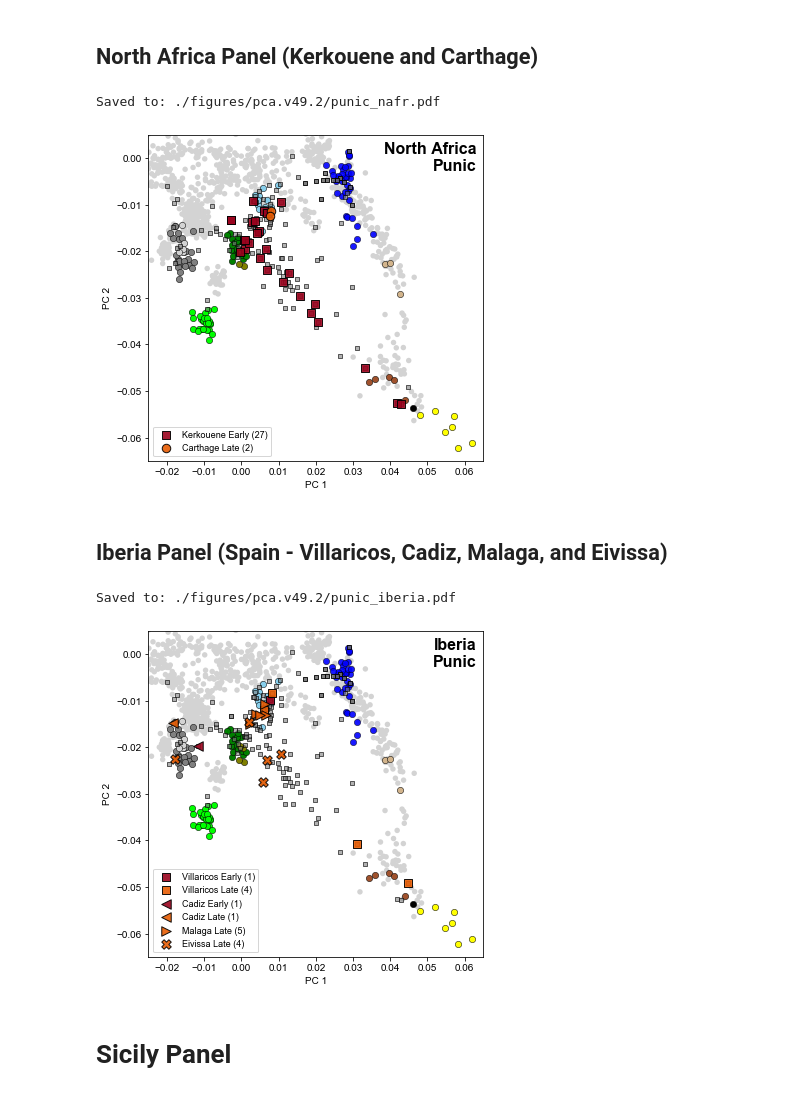
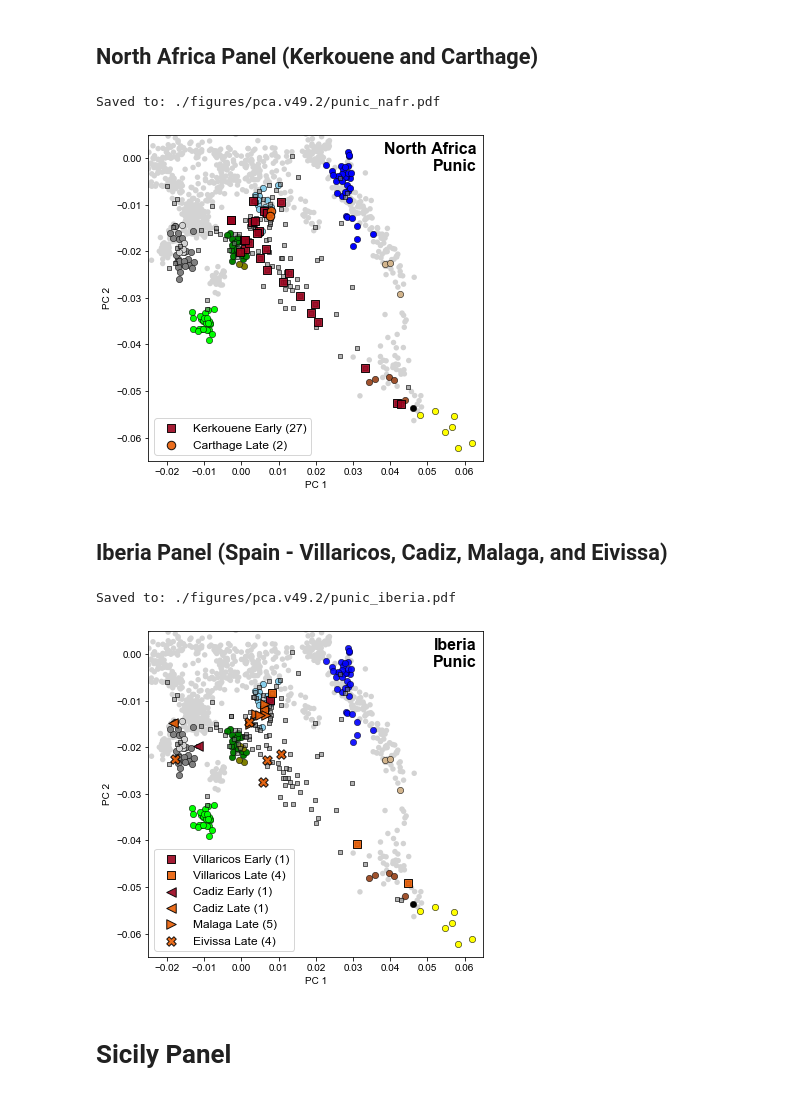
Before and after one commit to hringbauer/punic_aDNA, a Jupyter notebook: notebooks/figs/plot_pca_paper.persite.ipynb, the cells around one changed output. Cells and saved outputs as stored; diff of their text form; code cells hidden in the pictures.

```diff
--- a/notebooks/figs/plot_pca_paper.persite.ipynb
+++ b/notebooks/figs/plot_pca_paper.persite.ipynb
@@ -134,8 +140,14 @@ df_eg_hell = get_sub_pops(df, ["Egypt_Hellenistic"])
 df_eg_dyn = get_sub_pops(df, ["Egypt_Dynastic"])
 df_meno = get_sub_pops(df, ["Menorca"])
 df_kerk = get_sub_pops(df, ["Tunisia_Pun"])
+
+### Get Punic Populations [grouped into 4 Macro Populations]
 df_punic = get_sub_pops(df, ["Punic"])
-df_punic = get_sub_pops(df, ["Punic"])
+df_p_sar = df_punic[df_punic["loc"].str.contains("Sardinia")]
+df_p_nafr = df_punic[df_punic["loc"].str.contains("Kerkouene|Cartagine")]
+df_p_ib = df_punic[df_punic["loc"].str.contains("Villaricos|Eivissa|Ibiza|Málaga|Cádiz|Granada")]
+df_p_sic = df_punic[df_punic["loc"].str.contains("Sicily")]
+assert(len(df_punic) == len(df_p_sar) + len(df_p_nafr) + len(df_p_ib) + len(df_p_sic))
 # %% [output]
 Found ['construct_WE_NA_PCA'] (exact): 1187/2118
 Found ['Israel_MLBA'] (exact): 35/2118
@@ -458,7 +496,7 @@ ec="k"
 s=40
 
 plot_pca_ho(ax, df_ho, c="lightgray", text=False)
-l1 = plot_pca(ax, df_is, c="blue", legend="", ec=ec, alpha=0.9, s=40, lw=lw)
+l1 = plot_pca(ax, df_is, c="blue", legend="", ec=ec, s=40, lw=lw)
 l2 = plot_pca(ax, df_greek, c="skyblue", legend="", ec=ec, s=s, lw=lw)
 l3 = plot_pca(ax, df_spain, c="gray", legend="", s=s, ec=ec, lw=lw)
 l4 = plot_pca(ax, df_sard_ba, c="lime", legend="", ec=ec, s=s, lw=lw)
@@ -483,8 +521,8 @@ s=20
 a1 = plot_pca(ax, df_punic, c="gray",
          legend="", ec=ec, alpha=0.6, s=s, marker="s")
 
-a2 = plot_pca(ax, df_isp, c="dimgray",
-         legend="", ec=ec, alpha=0.85, s=s, marker="s")
+#a2 = plot_pca(ax, df_isp, c="dimgray",
+#         legend="", ec=ec, alpha=0.85, s=s, marker="s")
 
 s=60
 c_e = "#9a031e"
@@ -507,7 +545,7 @@ b2 = plot_pca(ax, dft, c=c_l,
 ### Do the Legend
 plots = [b1, b2]
 legs = ["Kerkouene Early (27)", "Carthage Late (2)"]
-ax.legend(plots, legs, fontsize=9, loc="lower left",
+ax.legend(plots, legs, fontsize=12, loc="lower left",
          title="")
 
 #ax.add_artist(leg1)
@@ -529,7 +567,7 @@ if len(savepath) > 0:
 plt.show()
 # %% [output]
 Saved to: ./figures/pca.v49.2/punic_nafr.pdf
-[figure, old version]
+[figure, new version]
 # %% [markdown]
 ## Iberia Panel (Spain - Villaricos, Cadiz, Malaga, and Eivissa)
 # %%
@@ -571,8 +609,8 @@ s=20
 a1 = plot_pca(ax, df_punic, c="gray",
          legend="", ec=ec, alpha=0.6, s=s, marker="s")
 
-a2 = plot_pca(ax, df_isp, c="dimgray",
-         legend="", ec=ec, alpha=0.85, s=s, marker="s")
+#a2 = plot_pca(ax, df_isp, c="dimgray",
+#         legend="", ec=ec, alpha=0.85, s=s, marker="s")
 
 s=60
 c_e = "#9a031e"
@@ -626,35 +664,35 @@ b6 = plot_pca(ax, dft, c=c_l,
 
 dft = get_sub_iid(df, ["MS10614.SG"], output=False)
 b6 = plot_pca(ax, dft, c=c_l,
          legend="", ec=ec, alpha=0.9, s=s*1.5, marker="X")
 
 ### Do the Legend
 plots = [b1, b2, b3, b4, b5, b6]
 legs = ["Villaricos Early (1)", "Villaricos Late (4)", "Cadiz Early (1)", "Cadiz Late (1)",
        "Malaga Late (5)", "Eivissa Late (4)"]
-ax.legend(plots, legs, fontsize=9, loc="lower left",
+ax.legend(plots, legs, fontsize=12, loc="lower left",
          title="")
 
 #ax.add_artist(leg1)
 
 ax.set_xlabel("PC 1")
 ax.set_ylabel("PC 2")
 ax.set_xlim([-0.025,0.065])
 ax.set_ylim([-0.065,0.005])
 
 ### Title:
 ax.text(0.98, 0.98, "Iberia\nPunic", weight='bold',
         ha="right", va="top", fontsize=16, transform = ax.transAxes, zorder=20)
 
 if len(savepath) > 0:
     plt.savefig(savepath, bbox_inches = 'tight',
                 pad_inches = 0, dpi=600)
     print(f"Saved to: {savepath}")
 
 plt.show()
 # %% [output]
 Saved to: ./figures/pca.v49.2/punic_iberia.pdf
-[figure, old version]
+[figure, new version]
 # %% [markdown]
 # Sicily Panel
 # %%
```
Also changed, not shown: parts of 10 cells of this notebook, 2 other files.
